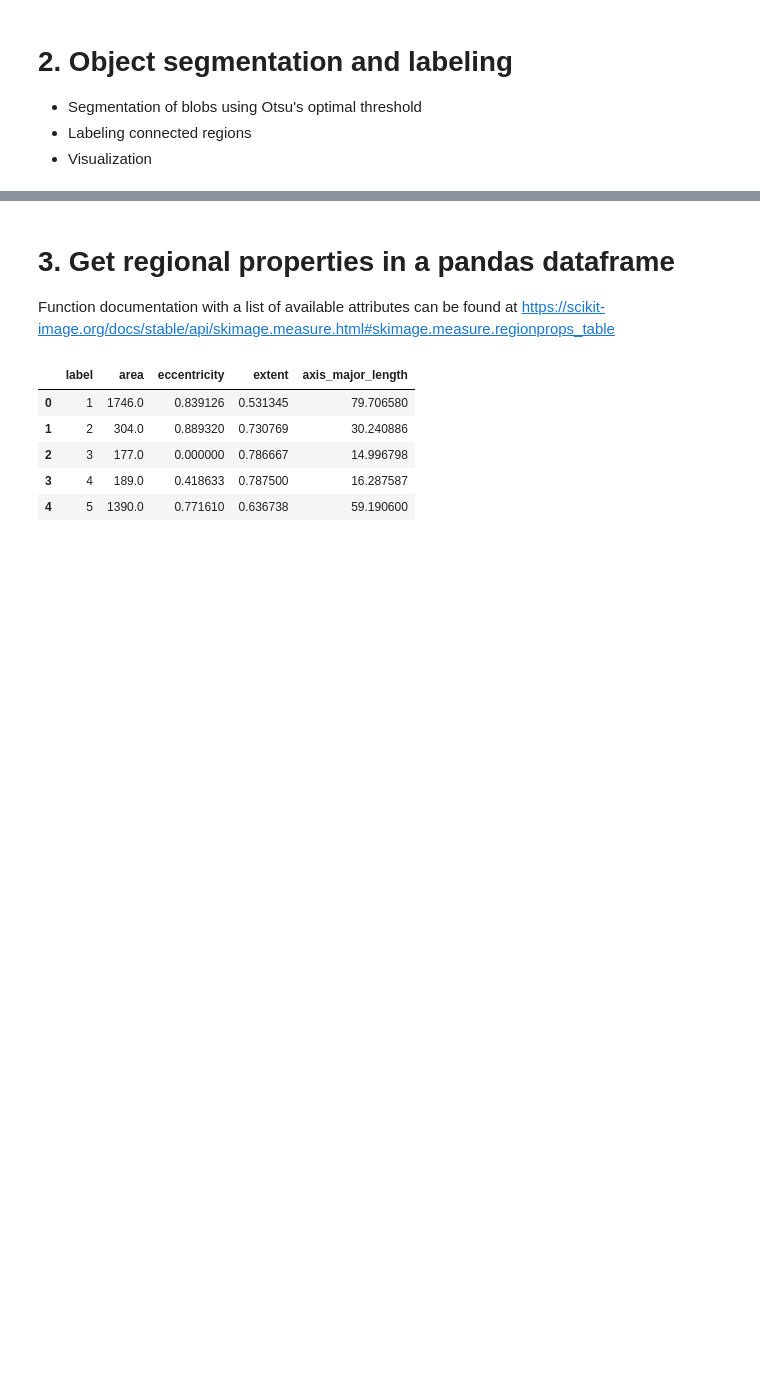
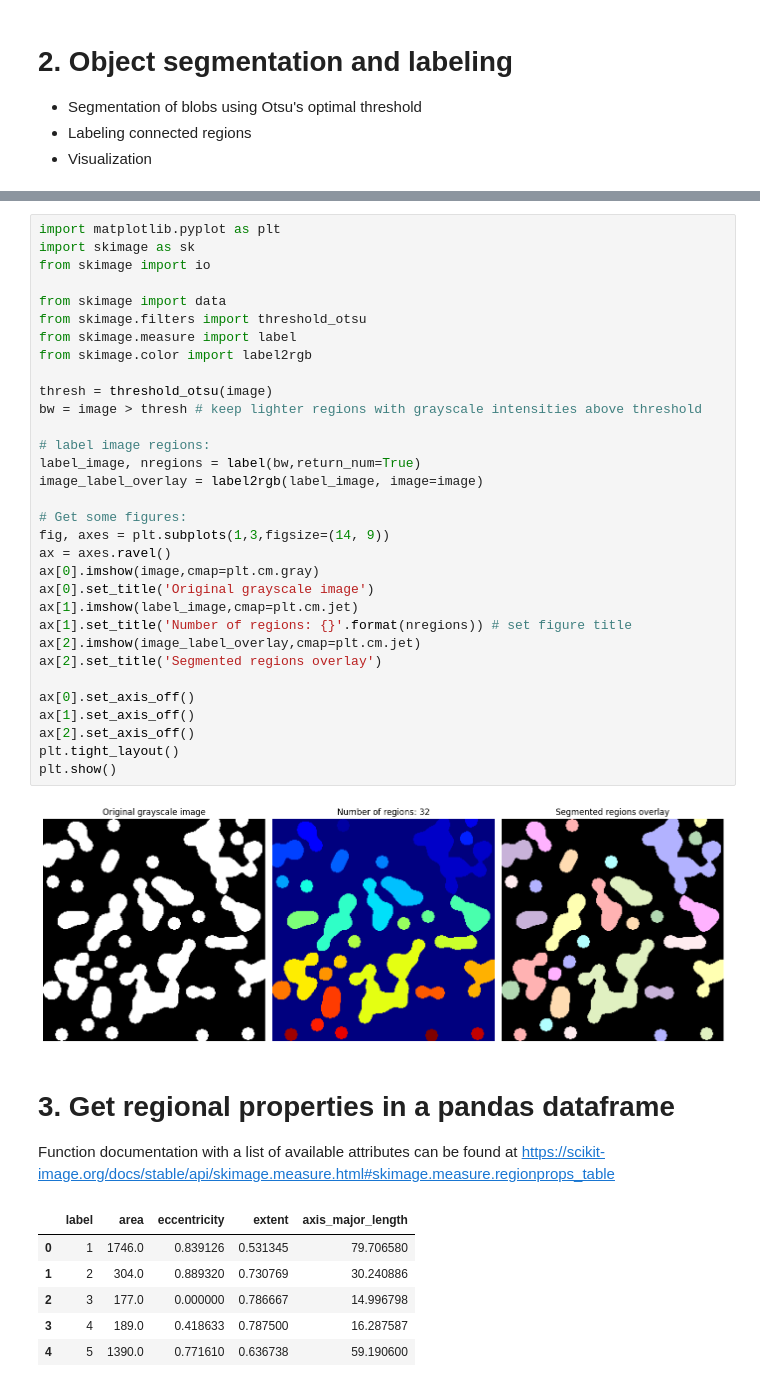
Before and after one commit to Mahsa-Goudarzi/ComputerVision, a Jupyter notebook: M3_Image Classification/Exercise4.ipynb, the cells around one changed output, grey strips where cells are left out. Cells and saved outputs as stored; diff of their text form; blank space fills up the shorter version.

```diff
--- a/M3_Image Classification/Exercise4.ipynb
+++ b/M3_Image Classification/Exercise4.ipynb
@@ -29,3 +34,37 @@ Drive already mounted at /content/drive; to attempt to forcibly remount, call dr
+# %%
+import matplotlib.pyplot as plt
+import skimage as sk
+from skimage import io
+
+from skimage import data
+from skimage.filters import threshold_otsu
+from skimage.measure import label
+from skimage.color import label2rgb
+
+thresh = threshold_otsu(image)
+bw = image > thresh # keep lighter regions with grayscale intensities above threshold
+
+# label image regions:
+label_image, nregions = label(bw,return_num=True)
+image_label_overlay = label2rgb(label_image, image=image)
+
+# Get some figures:
+fig, axes = plt.subplots(1,3,figsize=(14, 9))
+ax = axes.ravel()
+ax[0].imshow(image,cmap=plt.cm.gray)
+ax[0].set_title('Original grayscale image')
+ax[1].imshow(label_image,cmap=plt.cm.jet)
+ax[1].set_title('Number of regions: {}'.format(nregions)) # set figure title
+ax[2].imshow(image_label_overlay,cmap=plt.cm.jet)
+ax[2].set_title('Segmented regions overlay')
+
+ax[0].set_axis_off()
+ax[1].set_axis_off()
+ax[2].set_axis_off()
+plt.tight_layout()
+plt.show()
+# %% [output]
+[figure, added]
 # %% [markdown]
 # 3. Get regional properties in a pandas dataframe
 
```
Also changed, not shown: parts of 3 cells of this notebook.
